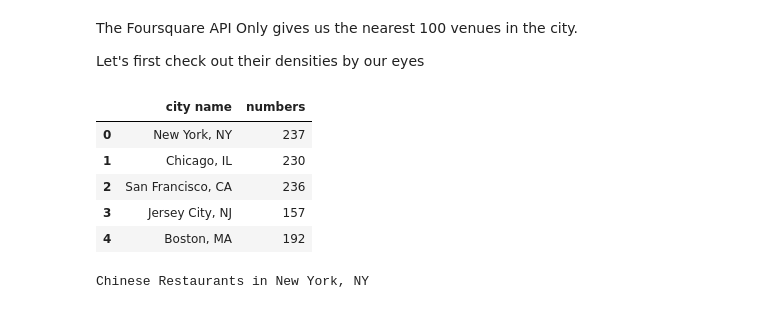
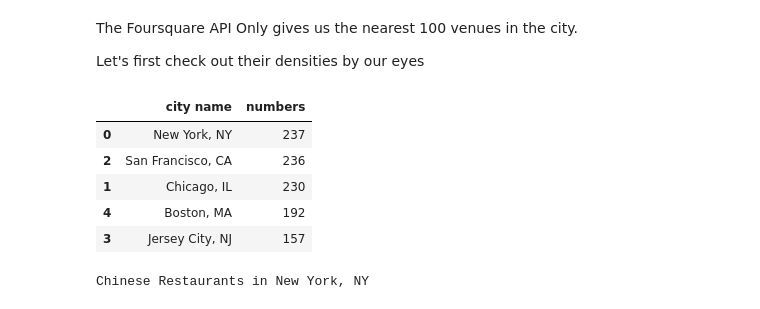
Before and after one commit to joe-github/Coursera_Capstone, a Jupyter notebook: The-Battle-of-Neighborhoods/Capstone Project - Best Chinese Food-Week 2.ipynb, the cells around one changed output. Saved outputs shown, nothing was run; the diff lists cells and outputs as text; code cells hidden in the pictures.

```diff
--- a/The-Battle-of-Neighborhoods/Capstone Project - Best Chinese Food-Week 2.ipynb
+++ b/The-Battle-of-Neighborhoods/Capstone Project - Best Chinese Food-Week 2.ipynb
@@ -98,38 +98,38 @@ maps = {}
 df_city_num = pd.DataFrame(columns=['city name', 'numbers'])
 i=0
 for city in cities:
     city_lat = np.mean([results[city]['response']['geocode']['geometry']['bounds']['ne']['lat'],
                         results[city]['response']['geocode']['geometry']['bounds']['sw']['lat']])
     city_lng = np.mean([results[city]['response']['geocode']['geometry']['bounds']['ne']['lng'],
                         results[city]['response']['geocode']['geometry']['bounds']['sw']['lng']])
     maps[city] = folium.Map(location=[city_lat, city_lng], zoom_start=11)
 
     # add markers to map
     for lat, lng, label in zip(df_venues[city]['Lat'], df_venues[city]['Lng'], df_venues[city]['Name']):
         label = folium.Popup(label, parse_html=True)
         folium.CircleMarker(
             [lat, lng],
             radius=5,
             popup=label,
             color='blue',
             fill=True,
             fill_color='#3186cc',
             fill_opacity=0.7,
             parse_html=False).add_to(maps[city])
     num = results[city]['response']['totalResults']
     df_city_num.loc[i]=(city,num)
     i=i+1
 
 #sort cities by numbers of Chinese Restaurants in decending order
-df_city_num.sort_values(by=["numbers"], ascending=False)
+df_city_num.sort_values(by=["numbers"], ascending=False, inplace=True)
 df_city_num
 # %% [output]
 |  | city name | numbers |
 | 0 | New York, NY | 237 |
+| 2 | San Francisco, CA | 236 |
 | 1 | Chicago, IL | 230 |
-| 2 | San Francisco, CA | 236 |
+| 4 | Boston, MA | 192 |
 | 3 | Jersey City, NJ | 157 |
-| 4 | Boston, MA | 192 |
 # %%
 print("Chinese Restaurants in " + cities[0])
 maps[cities[0]]
```
Also changed, not shown: 2 other files.
